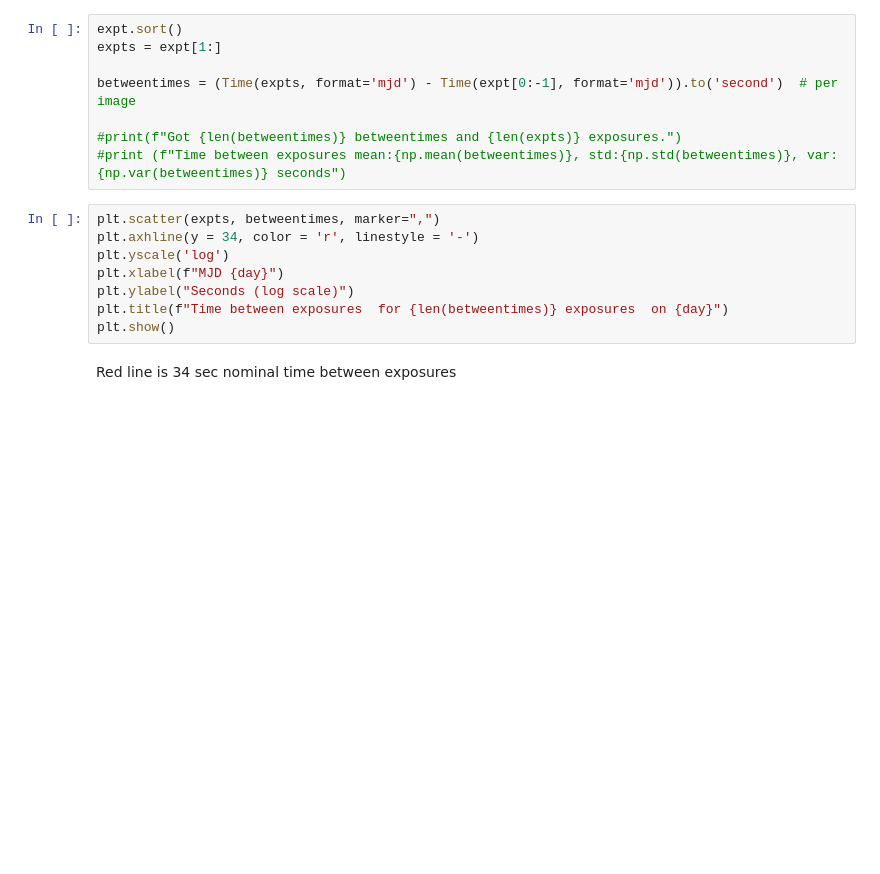
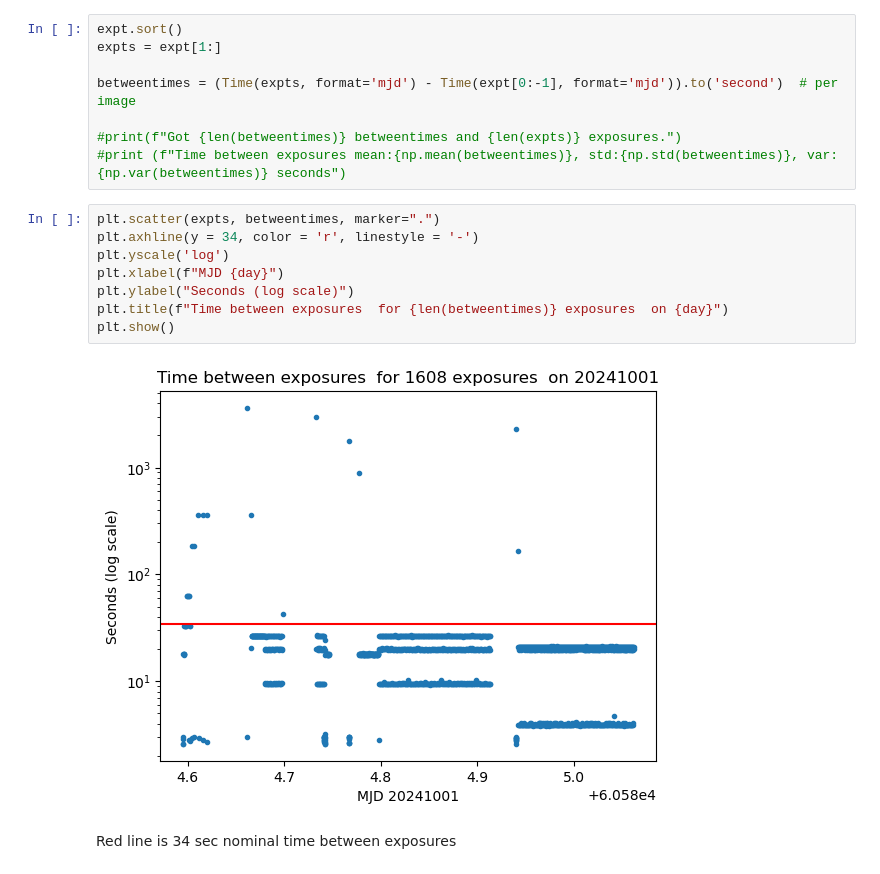
Before and after one commit to lsst-dm/image-transfers-info, a Jupyter notebook: ImageLatency-Summit-USDF.ipynb, the cells around one changed output. Drawn from its saved outputs; the diff is of its cells as text; blank space fills up the shorter version.

```diff
--- a/ImageLatency-Summit-USDF.ipynb
+++ b/ImageLatency-Summit-USDF.ipynb
@@ -113,12 +115,14 @@ betweentimes = (Time(expts, format='mjd') - Time(expt[0:-1], format='mjd')).to('
 #print(f"Got {len(betweentimes)} betweentimes and {len(expts)} exposures.")
 #print (f"Time between exposures mean:{np.mean(betweentimes)}, std:{np.std(betweentimes)}, var:{np.var(betweentimes)} seconds")
 # %%
-plt.scatter(expts, betweentimes, marker=",")
+plt.scatter(expts, betweentimes, marker=".")
 plt.axhline(y = 34, color = 'r', linestyle = '-')
 plt.yscale('log')
 plt.xlabel(f"MJD {day}")
 plt.ylabel("Seconds (log scale)")
 plt.title(f"Time between exposures  for {len(betweentimes)} exposures  on {day}")
 plt.show()
+# %% [output]
+[figure, added]
 # %% [markdown]
 Red line is 34 sec nominal time between exposures
```
Also changed, not shown: parts of 3 cells of this notebook.
